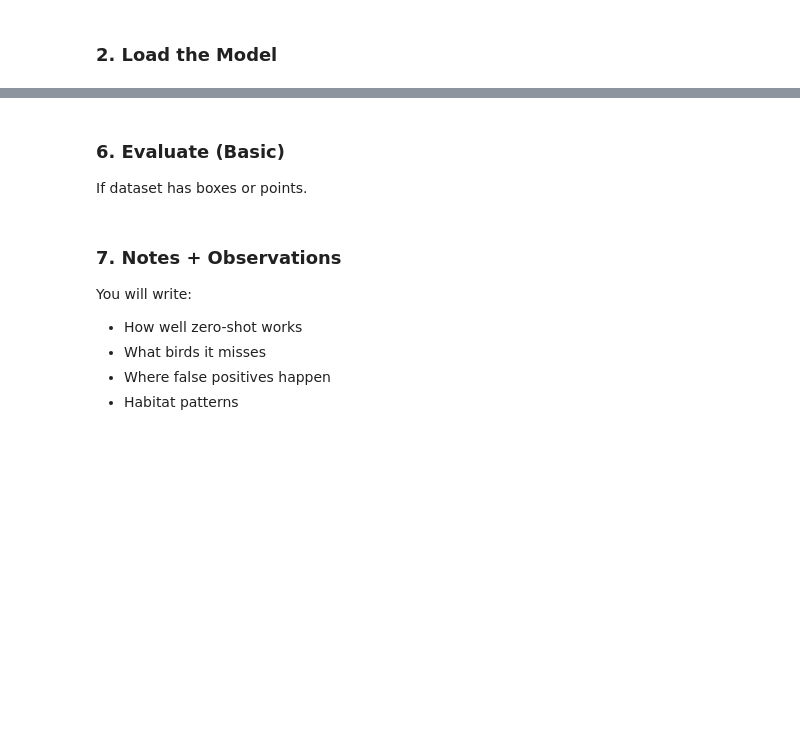
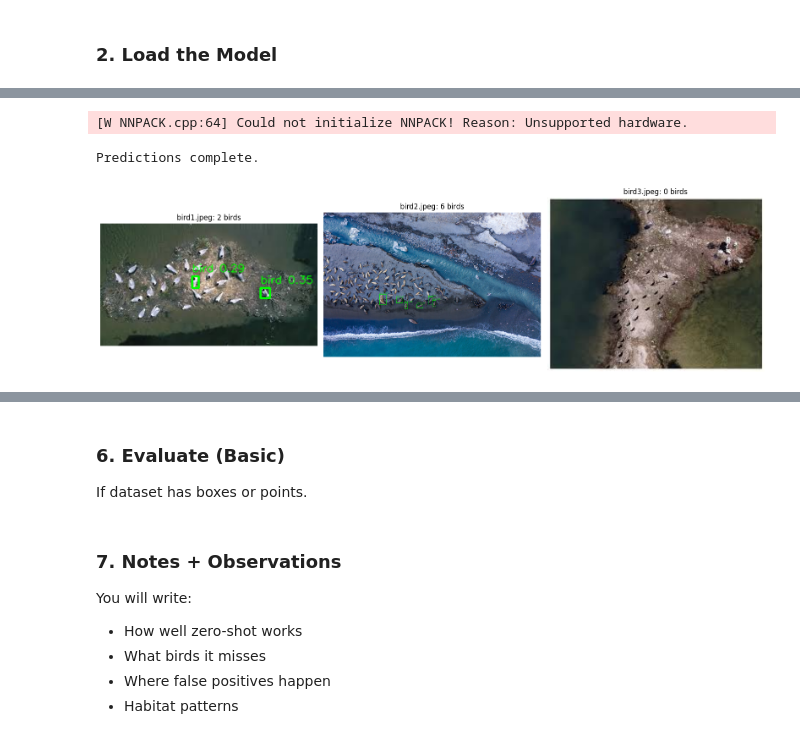
Before and after one commit to shraddha-r0/avian-ai-lab, a Jupyter notebook: projects/bird-detector-lab/notebooks/01_zero_shot_birddetector.ipynb, the cells around one changed output, grey strips where cells are left out. Cells and saved outputs as stored; diff of their text form; code cells hidden in the pictures; blank space fills up the shorter version.

```diff
--- a/projects/bird-detector-lab/notebooks/01_zero_shot_birddetector.ipynb
+++ b/projects/bird-detector-lab/notebooks/01_zero_shot_birddetector.ipynb
@@ -57,0 +100,47 @@ visualize.plot_predictions(image, predictions)
+# %%
+# Predict on all three images and filter to birds
+preds = []
+conf_thr = 0.25
+for im in imgs:
+    if im is None:
+        preds.append(None)
+        continue
+    res = model.predict(im, conf=conf_thr, verbose=False)
+    res0 = res[0]
+    if res0.boxes is not None:
+        boxes_xyxy = res0.boxes.xyxy.cpu().numpy().astype(int)
+        cls_ids = res0.boxes.cls.cpu().numpy().astype(int)
+        scores = res0.boxes.conf.cpu().numpy()
+    else:
+        boxes_xyxy = np.empty((0, 4), dtype=int)
+        cls_ids = np.array([], dtype=int)
+        scores = np.array([], dtype=float)
+    if len(bird_class_ids) > 0:
+        keep = np.isin(cls_ids, bird_class_ids)
+    else:
+        keep = np.ones_like(cls_ids, dtype=bool)
+    boxes = boxes_xyxy[keep]
+    labels = [names[c] for c in cls_ids[keep]] if cls_ids.size else []
+    scores_f = scores[keep]
+    preds.append(dict(boxes=boxes, labels=labels, scores=scores_f))
+print("Predictions complete.")
+# %% [output]
+[W NNPACK.cpp:64] Could not initialize NNPACK! Reason: Unsupported hardware.
+Predictions complete.
+# %%
+# Visualize detections for each image
+fig, axs = plt.subplots(1, 3, figsize=(16, 6))
+for ax, im, pr, p in zip(axs, imgs, preds, img_paths):
+    ax.axis("off")
+    if im is None or pr is None:
+        ax.set_title(f"Missing: {p.name}")
+        continue
+    boxes = pr["boxes"]
+    labels = pr["labels"]
+    scores = pr["scores"]
+    vis = draw_detections(im, boxes, labels, scores)
+    ax.imshow(vis)
+    ax.set_title(f"{p.name}: {len(boxes)} birds")
+plt.tight_layout()
+# %% [output]
+[figure, added]
```
Also changed, not shown: parts of 16 cells of this notebook, 2 other files.
